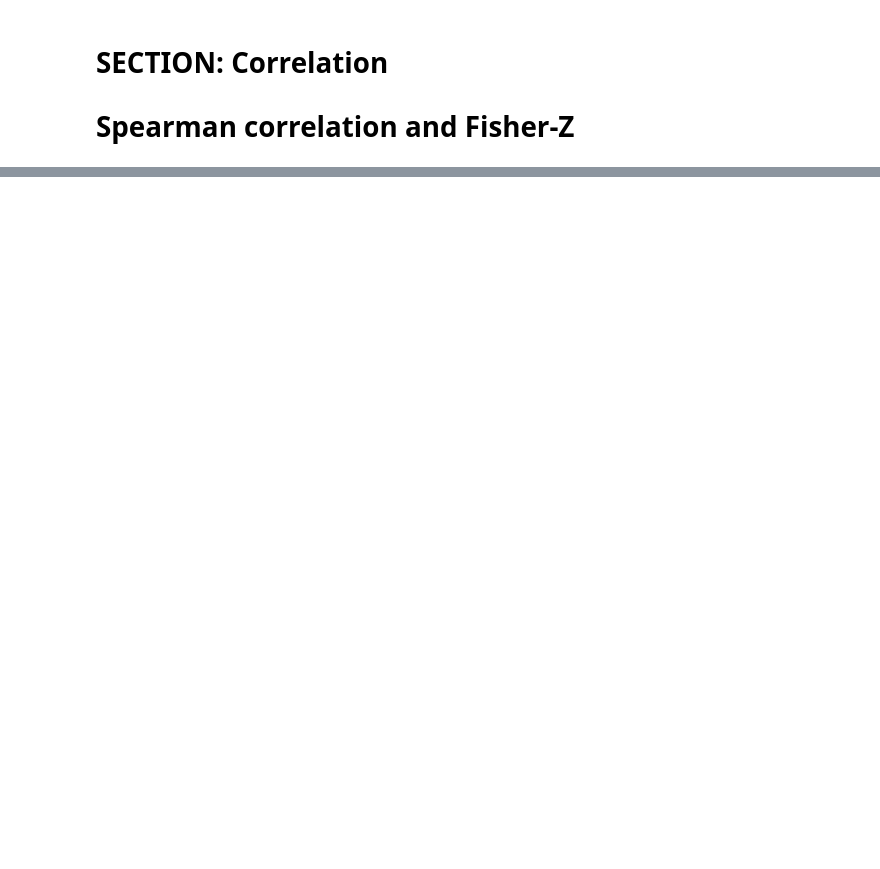
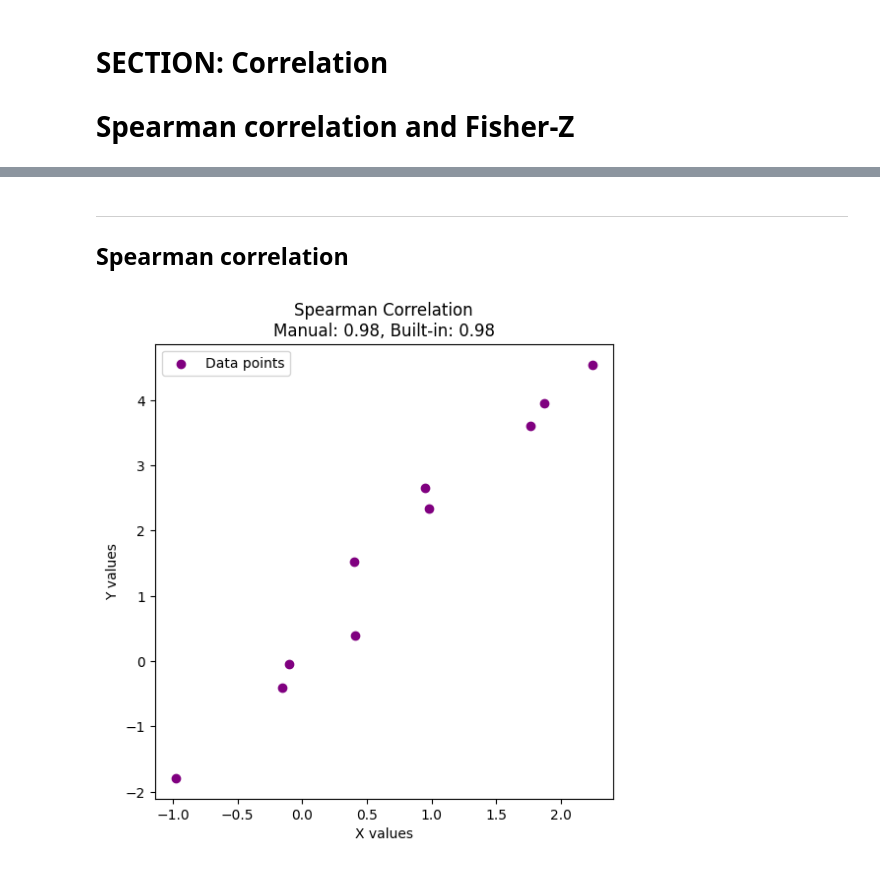
Before and after one commit to SiracencoSerghei/Statistics_and_ML, a Jupyter notebook: 2.8_correlation/stats_corr_Spearman.ipynb, the cells around one changed output, grey strips where cells are left out. Saved outputs shown, nothing was run; the diff lists cells and outputs as text; code cells hidden in the pictures; blank space fills up the shorter version.

Commit message:
corr_Spearman

```diff
--- a/2.8_correlation/stats_corr_Spearman.ipynb
+++ b/2.8_correlation/stats_corr_Spearman.ipynb
@@ -78,0 +97,39 @@ plt.show()
+# %% [markdown]
+---
+Spearman correlation
+---
+# %%
+import numpy as np
+import matplotlib.pyplot as plt
+from scipy import stats
+
+# Step 1: Generate two random variables
+np.random.seed(0)
+x = np.random.normal(0, 1, 10)
+y = 2 * x + np.random.normal(0, 0.5, 10)  # Create a variable with some correlation to x
+
+# Step 2: Rank the data for Spearman calculation
+rank_x = stats.rankdata(x)
+rank_y = stats.rankdata(y)
+
+# Step 3: Calculate the differences between ranks
+d = rank_x - rank_y
+d_squared_sum = np.sum(d**2)
+n = len(x)
+
+# Step 4: Calculate Spearman correlation manually
+rho_manual = 1 - (6 * d_squared_sum) / (n * (n**2 - 1))
+
+# Step 5: Calculate Spearman correlation using scipy's built-in function
+rho_builtin, _ = stats.spearmanr(x, y)
+
+# Step 6: Plot the data
+plt.figure(figsize=(6, 6))
+plt.scatter(x, y, color="purple", label="Data points")
+plt.title(f"Spearman Correlation\nManual: {rho_manual:.2f}, Built-in: {rho_builtin:.2f}")
+plt.xlabel("X values")
+plt.ylabel("Y values")
+plt.legend()
+plt.show()
+# %% [output]
+[figure, added]
```
Also changed, not shown: parts of 9 cells of this notebook.
